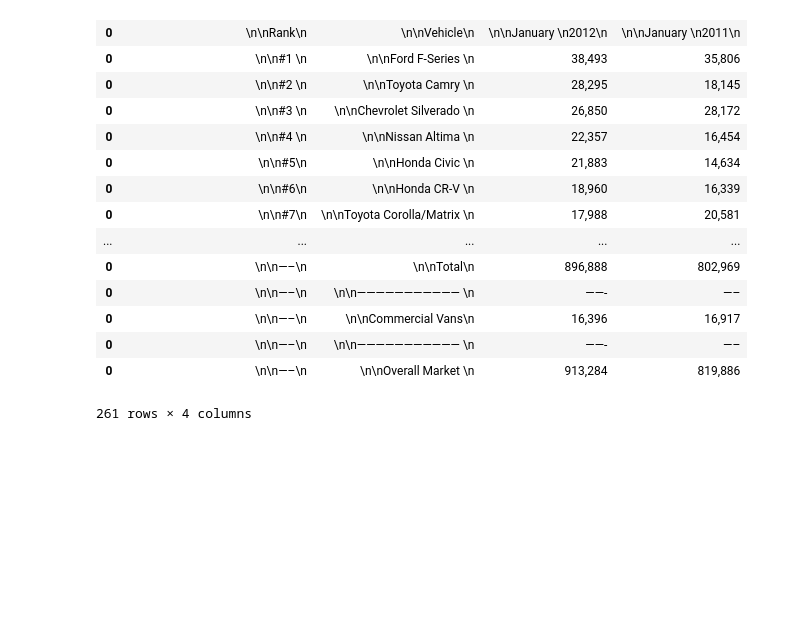
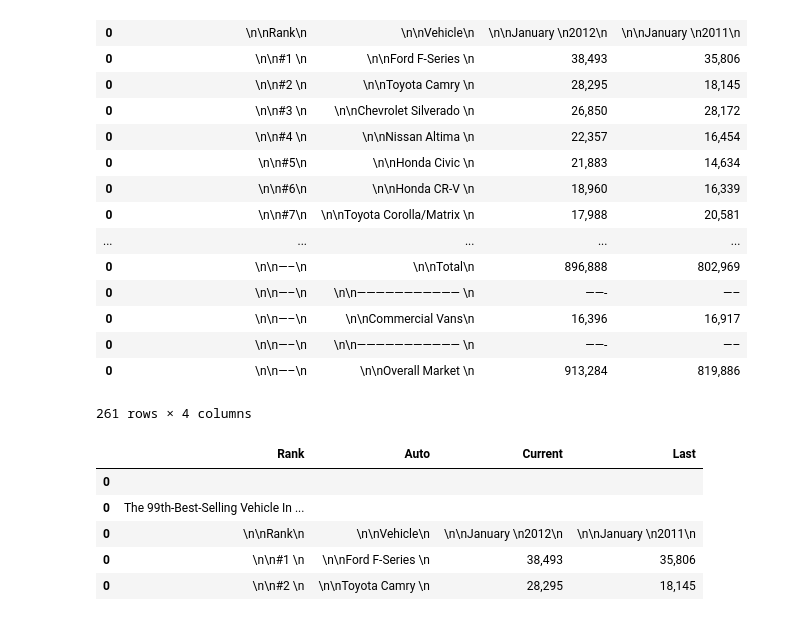
Before and after one commit to evanavaughan/auto_sales_prediction, a Jupyter notebook: multiple_table_scraper.ipynb, the cells around one changed output. Drawn from its saved outputs; the diff is of its cells as text; code cells hidden in the pictures; blank space fills up the shorter version.

```diff
--- a/multiple_table_scraper.ipynb
+++ b/multiple_table_scraper.ipynb
@@ -117,3 +147,12 @@ x
 | 0 | \n\n—–\n | \n\n——————————— \n | ——- | —– |
 | 0 | \n\n—–\n | \n\nOverall Market \n | 913,284 | 819,886 |
 261 rows × 4 columns
+# %%
+x.head()
+# %% [output]
+|  | Rank | Auto | Current | Last |
+| 0 |  |  |  |  |
+| 0 | The 99th-Best-Selling Vehicle In ... |  |  |  |
+| 0 | \n\nRank\n | \n\nVehicle\n | \n\nJanuary \n2012\n | \n\nJanuary \n2011\n |
+| 0 | \n\n#1 \n | \n\nFord F-Series \n | 38,493 | 35,806 |
+| 0 | \n\n#2 \n | \n\nToyota Camry \n | 28,295 | 18,145 |
```
Also changed, not shown: parts of 17 cells of this notebook, 3 other files.
